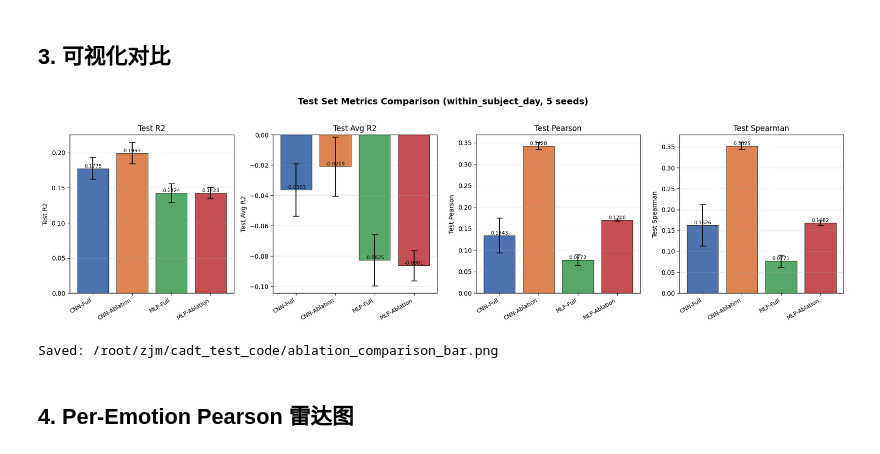
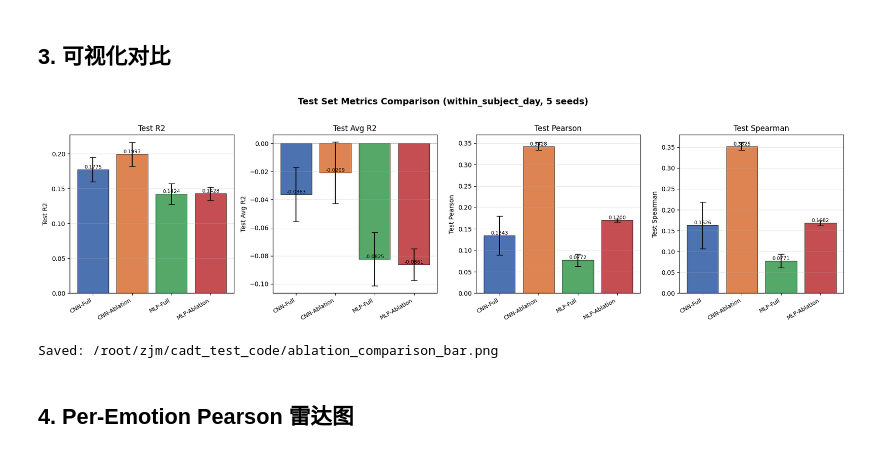
Before and after one commit to ZJM-ops/cadt_regression, a Jupyter notebook: report/05.compare_ablation.ipynb, the cells around one changed output. Cells and saved outputs as stored; diff of their text form; code cells hidden in the pictures.

```diff
--- a/report/05.compare_ablation.ipynb
+++ b/report/05.compare_ablation.ipynb
@@ -121,7 +121,7 @@ def agg_values(all_data, exp_name, key, per_emotion=None, metric=None):
 def fmt_ms(values):
     if len(values) == 0:
         return 'N/A'
-    return f'{np.mean(values):.4f}±{np.std(values, ddof=0):.4f}'
+    return f'{np.mean(values):.4f}±{np.std(values, ddof=1):.4f}'
 
 print('Functions ready.')
 # %% [output]
@@ -293,36 +293,36 @@ plot_metrics = ['Test R2', 'Test Avg R2 (per-dim)', 'Test Pearson', 'Test Spearm
 plot_labels = ['Test R2', 'Test Avg R2', 'Test Pearson', 'Test Spearman']
 
 fig, axes = plt.subplots(1, 4, figsize=(18, 5))
 
 for ax, metric_key, label in zip(axes, plot_metrics, plot_labels):
     means, stds = [], []
     for exp_name in exp_names:
         vals = agg_values(all_data, exp_name, metric_key)
         means.append(np.mean(vals))
-        stds.append(np.std(vals, ddof=0))
+        stds.append(np.std(vals, ddof=1))
 
     bars = ax.bar(range(len(exp_names)), means, yerr=stds, capsize=5,
                   color=colors, edgecolor='black', linewidth=0.5)
     ax.set_xticks(range(len(exp_names)))
     ax.set_xticklabels(exp_names, rotation=30, ha='right', fontsize=9)
     ax.set_ylabel(label)
     ax.set_title(label, fontsize=12)
     ax.axhline(y=0, color='gray', linestyle='--', linewidth=0.5)
     ax.grid(axis='y', alpha=0.3)
 
     # 在柱子上标注数值
     for bar, m in zip(bars, means):
         ax.text(bar.get_x() + bar.get_width()/2, bar.get_height(),
                 f'{m:.4f}', ha='center', va='bottom', fontsize=8)
 
 plt.suptitle('Test Set Metrics Comparison (within_subject_day, 5 seeds)',
              fontsize=14, fontweight='bold', y=1.02)
 plt.tight_layout()
-plt.savefig('/root/zjm/cadt_test_code/ablation_comparison_bar.png', dpi=150, bbox_inches='tight')
+# [disabled: not referenced by md] plt.savefig('/root/zjm/cadt_test_code/ablation_comparison_bar.png', dpi=150, bbox_inches='tight')
 plt.show()
 print('Saved: /root/zjm/cadt_test_code/ablation_comparison_bar.png')
 # %% [output]
-[figure, old version]
+[figure, new version]
 Saved: /root/zjm/cadt_test_code/ablation_comparison_bar.png
 # %% [markdown]
 ## 4. Per-Emotion Pearson 雷达图
```
Also changed, not shown: parts of 5 cells of this notebook, 16 other files.
